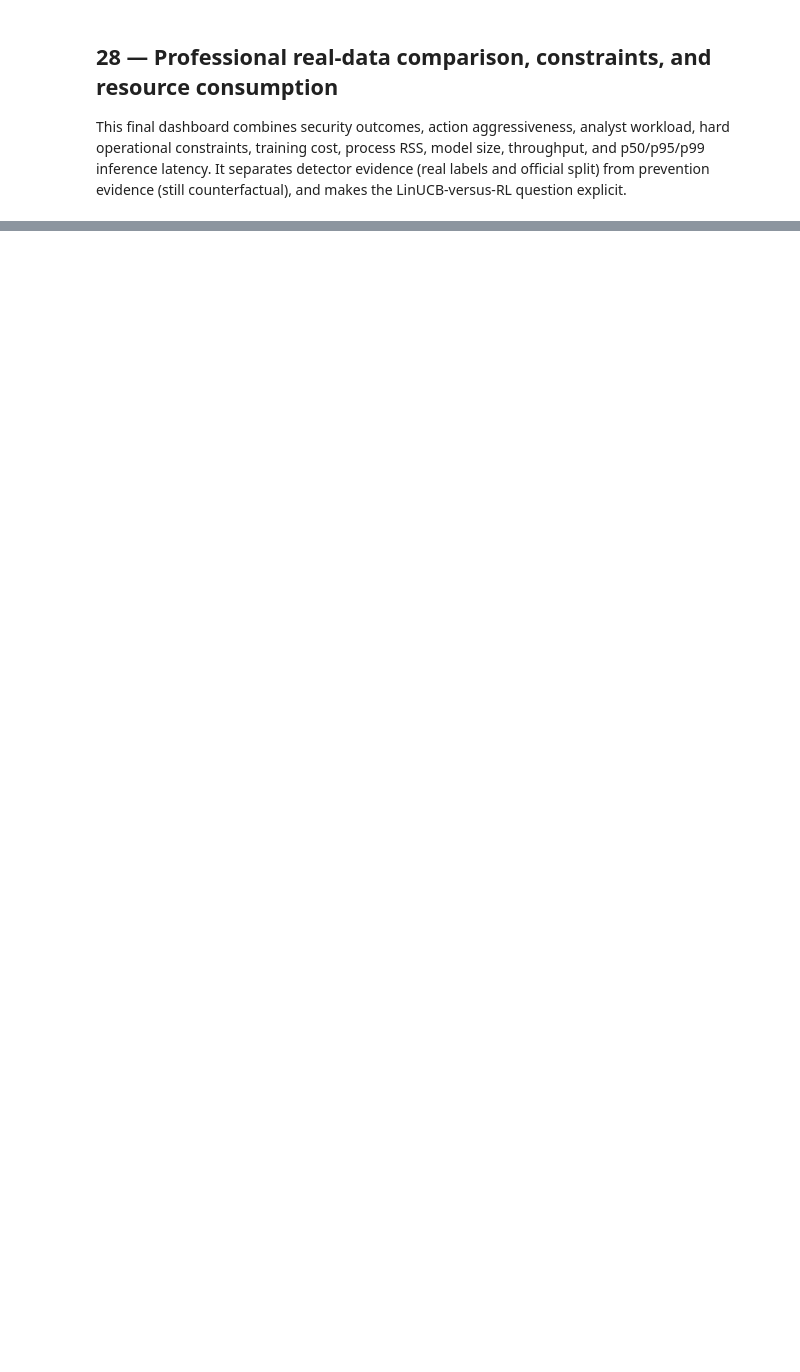
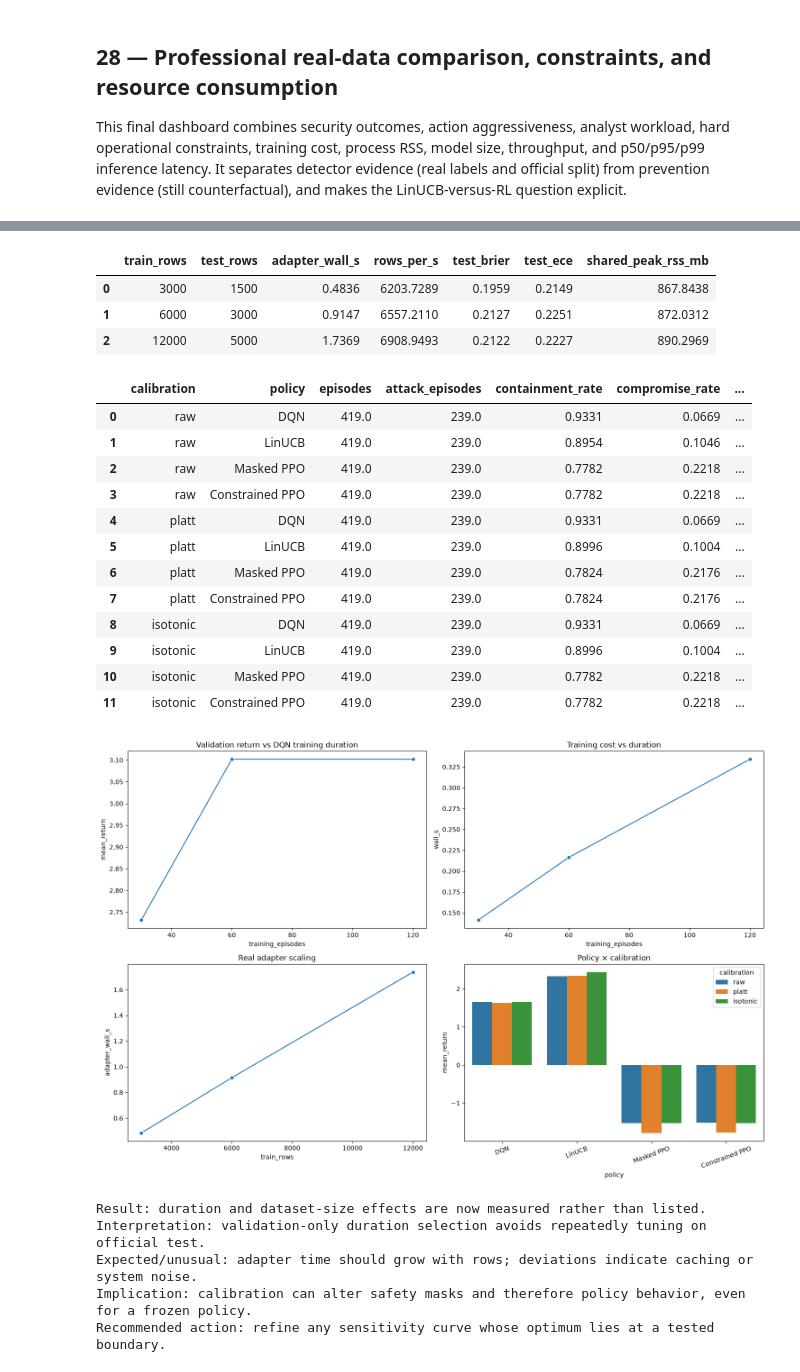
Before and after one commit to gegestalt/kodeRvR, a Jupyter notebook: notebooks/06_adaptive_ips_full_project_lab.ipynb, the cells around one changed output, grey strips where cells are left out. Drawn from its saved outputs; the diff is of its cells as text; code cells hidden in the pictures; blank space fills up the shorter version.

```diff
--- a/notebooks/06_adaptive_ips_full_project_lab.ipynb
+++ b/notebooks/06_adaptive_ips_full_project_lab.ipynb
@@ -920,0 +1051,26 @@ display(pd.Series(real_dashboard,name='professional evidence conclusion').to_fra
+# %%
+from dataclasses import replace
+duration_rows=[]
+for episodes_count in (30,60,120):
+    started=time.perf_counter(); run=train_one_seed(nsl_evidence.splits,seed=SEED,dqn=dqn_cfg,training=DatasetTrainConfig(episodes=episodes_count,validation_interval=max(15,episodes_count//2)),output_dir=OUTPUT/'duration_sensitivity'/str(episodes_count),evaluate_test=False); duration_rows.append({'training_episodes':episodes_count,'wall_s':time.perf_counter()-started,**run['validation']})
+duration_sensitivity=pd.DataFrame(duration_rows)
+size_rows=[]
+full_train=load_nsl_kdd('train'); full_test=load_nsl_kdd('test')
+for train_size,test_size in ((3000,1500),(6000,3000),(12000,5000)):
+    evidence=build_nsl_ips_evidence(full_train,full_test,NslIpsConfig(max_train_rows=train_size,max_test_rows=test_size,episode_size=12,folds=3,seed=SEED)); scores,labels=episode_arrays(evidence.splits.test); size_rows.append({'train_rows':train_size,'test_rows':test_size,'adapter_wall_s':evidence.resources['wall_time_s'],'rows_per_s':evidence.resources['train_rows_per_s'],'test_brier':brier_score_loss(labels,scores),'test_ece':expected_calibration_error(labels,scores,10),'shared_peak_rss_mb':evidence.resources['max_rss_mb']})
+dataset_size_sensitivity=pd.DataFrame(size_rows)
+calibrators={'raw':lambda x:x,'platt':platt,'isotonic':isotonic}
+calibration_policy_rows=[]
+for calibration_name,calibrator in calibrators.items():
+    calibrated_test=tuple(replace(ep,events=tuple(replace(ev,threat_probability=float(np.clip(calibrator(np.array([ev.threat_probability]))[0],0,1))) for ev in ep.events)) for ep in nsl_evidence.splits.test)
+    for policy_name,policy in real_policies.items():
+        _,_,summary=evaluate_detailed(policy,calibrated_test,seed=SEED); calibration_policy_rows.append({'calibration':calibration_name,'policy':policy_name,**summary})
+calibration_policy_interaction=pd.DataFrame(calibration_policy_rows)
+display(duration_sensitivity.round(4)); display(dataset_size_sensitivity.round(4)); display(calibration_policy_interaction.round(4))
+fig,axes=plt.subplots(2,2,figsize=(15,10)); sns.lineplot(data=duration_sensitivity,x='training_episodes',y='mean_return',marker='o',ax=axes[0,0]); sns.lineplot(data=duration_sensitivity,x='training_episodes',y='wall_s',marker='o',ax=axes[0,1]); sns.lineplot(data=dataset_size_sensitivity,x='train_rows',y='adapter_wall_s',marker='o',ax=axes[1,0]); sns.barplot(data=calibration_policy_interaction,x='policy',y='mean_return',hue='calibration',ax=axes[1,1]); axes[0,0].set_title('Validation return vs DQN training duration'); axes[0,1].set_title('Training cost vs duration'); axes[1,0].set_title('Real adapter scaling'); axes[1,1].set_title('Policy × calibration'); axes[1,1].tick_params(axis='x',rotation=20); plt.tight_layout(); plt.show()
+print('Result: duration and dataset-size effects are now measured rather than listed.')
+print('Interpretation: validation-only duration selection avoids repeatedly tuning on official test.')
+print('Expected/unusual: adapter time should grow with rows; deviations indicate caching or system noise.')
+print('Implication: calibration can alter safety masks and therefore policy behavior, even for a frozen policy.')
+print('Recommended action: refine any sensitivity curve whose optimum lies at a tested boundary.')
+# %% [output]
@@ -920,0 +1081,23 @@ display(pd.Series(real_dashboard,name='professional evidence conclusion').to_fra
+|  | train_rows | test_rows | adapter_wall_s | rows_per_s | test_brier | test_ece | shared_peak_rss_mb |
+| 0 | 3000 | 1500 | 0.4836 | 6203.7289 | 0.1959 | 0.2149 | 867.8438 |
+| 1 | 6000 | 3000 | 0.9147 | 6557.2110 | 0.2127 | 0.2251 | 872.0312 |
+| 2 | 12000 | 5000 | 1.7369 | 6908.9493 | 0.2122 | 0.2227 | 890.2969 |
+|  | calibration | policy | episodes | attack_episodes | containment_rate | compromise_rate | ... |
+| 0 | raw | DQN | 419.0 | 239.0 | 0.9331 | 0.0669 | ... |
+| 1 | raw | LinUCB | 419.0 | 239.0 | 0.8954 | 0.1046 | ... |
+| 2 | raw | Masked PPO | 419.0 | 239.0 | 0.7782 | 0.2218 | ... |
+| 3 | raw | Constrained PPO | 419.0 | 239.0 | 0.7782 | 0.2218 | ... |
+| 4 | platt | DQN | 419.0 | 239.0 | 0.9331 | 0.0669 | ... |
+| 5 | platt | LinUCB | 419.0 | 239.0 | 0.8996 | 0.1004 | ... |
+| 6 | platt | Masked PPO | 419.0 | 239.0 | 0.7824 | 0.2176 | ... |
+| 7 | platt | Constrained PPO | 419.0 | 239.0 | 0.7824 | 0.2176 | ... |
+| 8 | isotonic | DQN | 419.0 | 239.0 | 0.9331 | 0.0669 | ... |
+| 9 | isotonic | LinUCB | 419.0 | 239.0 | 0.8996 | 0.1004 | ... |
+| 10 | isotonic | Masked PPO | 419.0 | 239.0 | 0.7782 | 0.2218 | ... |
+| 11 | isotonic | Constrained PPO | 419.0 | 239.0 | 0.7782 | 0.2218 | ... |
+[figure, added]
+Result: duration and dataset-size effects are now measured rather than listed.
+Interpretation: validation-only duration selection avoids repeatedly tuning on official test.
+Expected/unusual: adapter time should grow with rows; deviations indicate caching or system noise.
+Implication: calibration can alter safety masks and therefore policy behavior, even for a frozen policy.
+Recommended action: refine any sensitivity curve whose optimum lies at a tested boundary.
```
Also changed, not shown: parts of 25 cells of this notebook, 23 other files.
